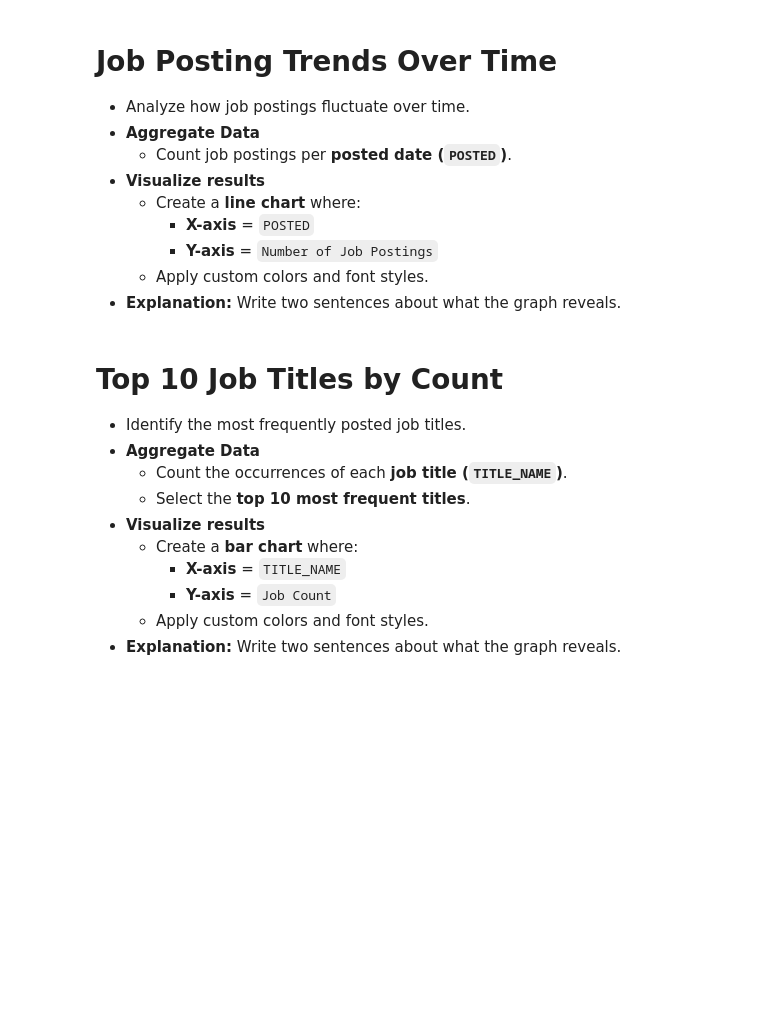
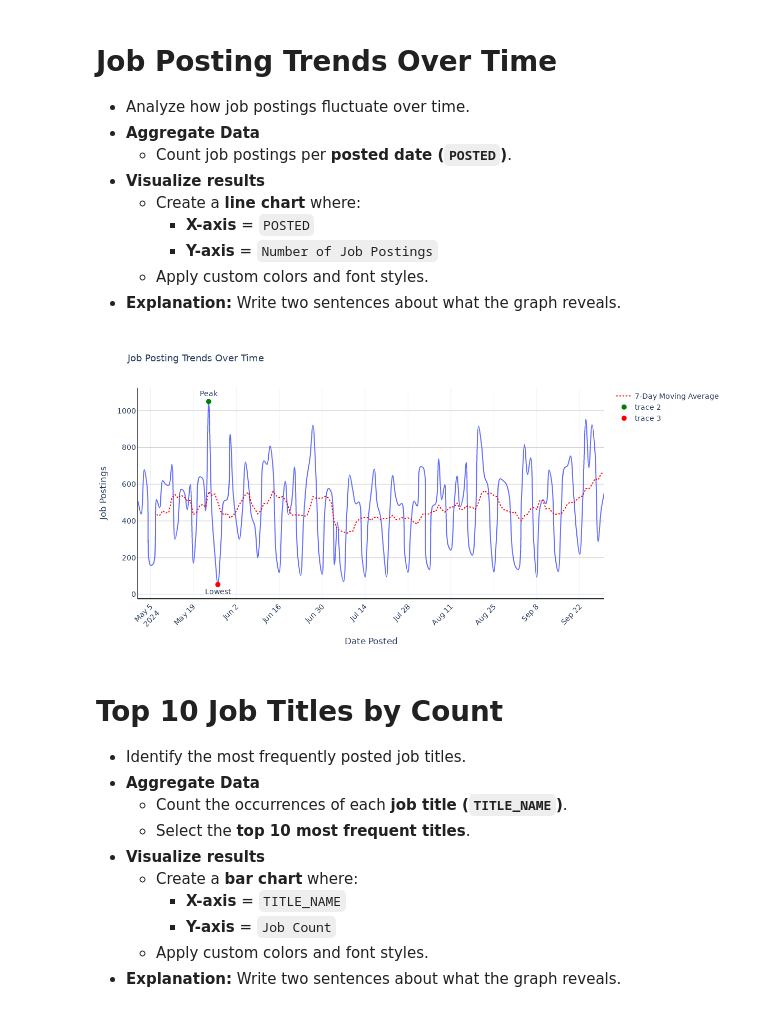
Before and after one commit to met-ad-688/lab06-prabuj1611, a Jupyter notebook: lab06_yourname.ipynb, the cells around one changed output. Cells and saved outputs as stored; diff of their text form; code cells hidden in the pictures; blank space fills up the shorter version.

Commit message:
update plot configuration for enhanced clarity for Q3

```diff
--- a/lab06_yourname.ipynb
+++ b/lab06_yourname.ipynb
@@ -267,3 +268,93 @@ fig.show()
+# %%
+import pandas as pd
+import plotly.express as px
+import plotly.graph_objects as go
+
+# Load Data (Ensure df is pre-loaded with "POSTED" and "Number of Job Postings")
+pdf = df.select("POSTED").toPandas()
+
+# Convert POSTED to DateTime format for proper ordering
+pdf["POSTED"] = pd.to_datetime(pdf["POSTED"])
+
+# Aggregate the number of job postings per date
+job_trend = pdf.groupby("POSTED").size().reset_index(name="Number of Job Postings")
+
+# Compute a 7-day rolling average for trend smoothing
+job_trend["7-Day Moving Avg"] = job_trend["Number of Job Postings"].rolling(window=7).mean()
+
+# Create the line chart
+fig = px.line(
+    job_trend,
+    x="POSTED",
+    y="Number of Job Postings",
+    title="Job Posting Trends Over Time",
+    labels={"POSTED": "Date Posted", "Number of Job Postings": "Job Postings"},
+    width=1200,
+    height=600,
+    line_shape="spline",
+)
+
+# Add the 7-day rolling average trend line
+fig.add_trace(
+    go.Scatter(
+        x=job_trend["POSTED"],
+        y=job_trend["7-Day Moving Avg"],
+        mode="lines",
+        name="7-Day Moving Average",
+        line=dict(color="red", width=2, dash="dot")  # Dashed red line for better contrast
+    )
+)
+
+# Highlight key points (e.g., max and min job postings)
+max_point = job_trend.loc[job_trend["Number of Job Postings"].idxmax()]
+min_point = job_trend.loc[job_trend["Number of Job Postings"].idxmin()]
+
+fig.add_trace(
+    go.Scatter(
+        x=[max_point["POSTED"]],
+        y=[max_point["Number of Job Postings"]],
+        mode="markers+text",
+        text="Peak",
+        textposition="top center",
+        marker=dict(color="green", size=10)
+    )
+)
+
+fig.add_trace(
+    go.Scatter(
+        x=[min_point["POSTED"]],
+        y=[min_point["Number of Job Postings"]],
+        mode="markers+text",
+        text="Lowest",
+        textposition="bottom center",
+        marker=dict(color="red", size=10)
+    )
+)
+
+# Improve layout with a light theme and contrasting colors
+fig.update_layout(
+    template="plotly_white",
+    font=dict(family="Arial", size=14),
+    title_font=dict(size=18),
+    xaxis=dict(
+        showline=True,
+        linewidth=1.5,
+        linecolor="black",
+        tickangle=-45
+    ),
+    yaxis=dict(
+        showline=True,
+        linewidth=1.5,
+        linecolor="black",
+        gridcolor="lightgray"
+    ),
+    plot_bgcolor="white",
+)
+
+# Show the plot
+fig.show()
+# %% [output]
+[figure, added]
 # %% [markdown]
 # Top 10 Job Titles by Count
 - Identify the most frequently posted job titles.
```
Also changed, not shown: parts of 3 cells of this notebook.
